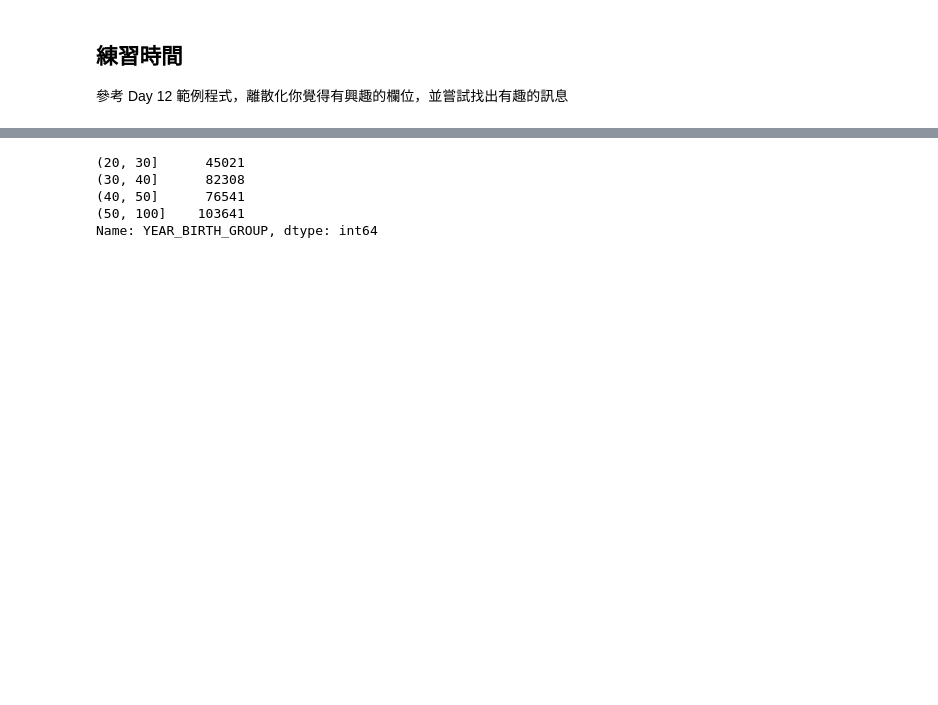
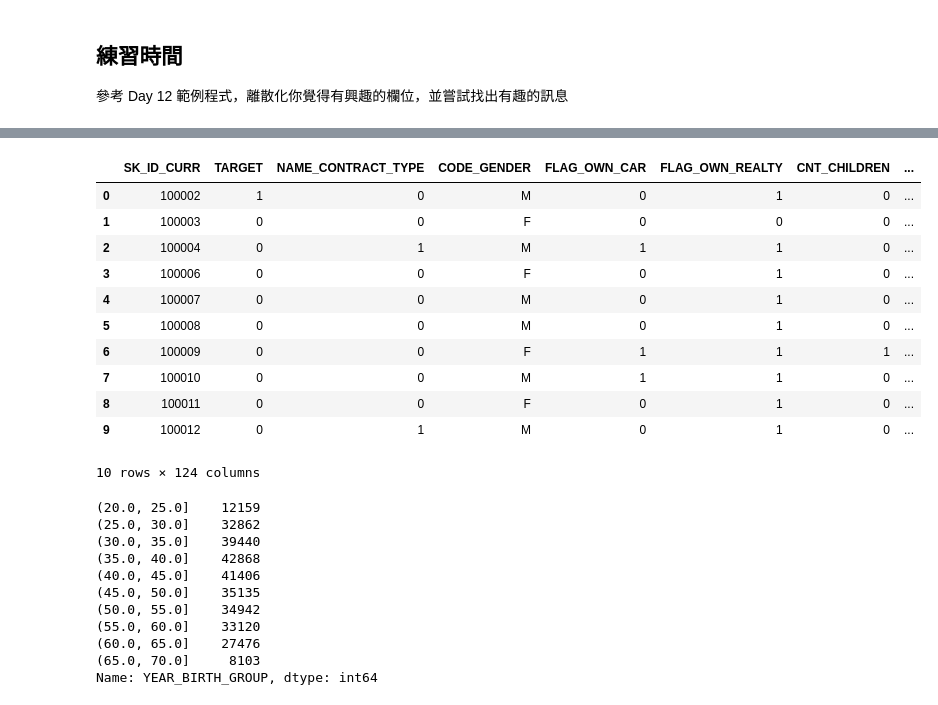
Before and after one commit to tobeywang/2nd-ML100Days, a Jupyter notebook: Day_013_HW.ipynb, the cells around one changed output, grey strips where cells are left out. Drawn from its saved outputs; the diff is of its cells as text; code cells hidden in the pictures; blank space fills up the shorter version.

```diff
--- a/Day_013_HW.ipynb
+++ b/Day_013_HW.ipynb
@@ -73,8 +87,31 @@ app_train['YEAR_BIRTH_GROUP'] =pd.cut(app_train["DAYS_BIRTH"]/365, [20,30,40,50,
+# %%
+#最大:69，最小:20 切10個區塊
+app_train['YEAR_BIRTH_GROUP'] = pd.cut(app_train["DAYS_BIRTH"]/365, bins = np.linspace(20, 70, num = 11))
+app_train.head(10)
+# %% [output]
+|  | SK_ID_CURR | TARGET | NAME_CONTRACT_TYPE | CODE_GENDER | FLAG_OWN_CAR | FLAG_OWN_REALTY | CNT_CHILDREN | ... |
+| 0 | 100002 | 1 | 0 | M | 0 | 1 | 0 | ... |
+| 1 | 100003 | 0 | 0 | F | 0 | 0 | 0 | ... |
+| 2 | 100004 | 0 | 1 | M | 1 | 1 | 0 | ... |
+| 3 | 100006 | 0 | 0 | F | 0 | 1 | 0 | ... |
+| 4 | 100007 | 0 | 0 | M | 0 | 1 | 0 | ... |
+| 5 | 100008 | 0 | 0 | M | 0 | 1 | 0 | ... |
+| 6 | 100009 | 0 | 0 | F | 1 | 1 | 1 | ... |
+| 7 | 100010 | 0 | 0 | M | 1 | 1 | 0 | ... |
+| 8 | 100011 | 0 | 0 | F | 0 | 1 | 0 | ... |
+| 9 | 100012 | 0 | 1 | M | 0 | 1 | 0 | ... |
+10 rows × 124 columns
 # %%
 app_train['YEAR_BIRTH_GROUP'].value_counts().sort_index()
 # %% [output]
-(20, 30]      45021
-(30, 40]      82308
-(40, 50]      76541
-(50, 100]    103641
+(20.0, 25.0]    12159
+(25.0, 30.0]    32862
+(30.0, 35.0]    39440
+(35.0, 40.0]    42868
+(40.0, 45.0]    41406
+(45.0, 50.0]    35135
+(50.0, 55.0]    34942
+(55.0, 60.0]    33120
+(60.0, 65.0]    27476
+(65.0, 70.0]     8103
 Name: YEAR_BIRTH_GROUP, dtype: int64
```
Also changed, not shown: parts of 5 cells of this notebook.
